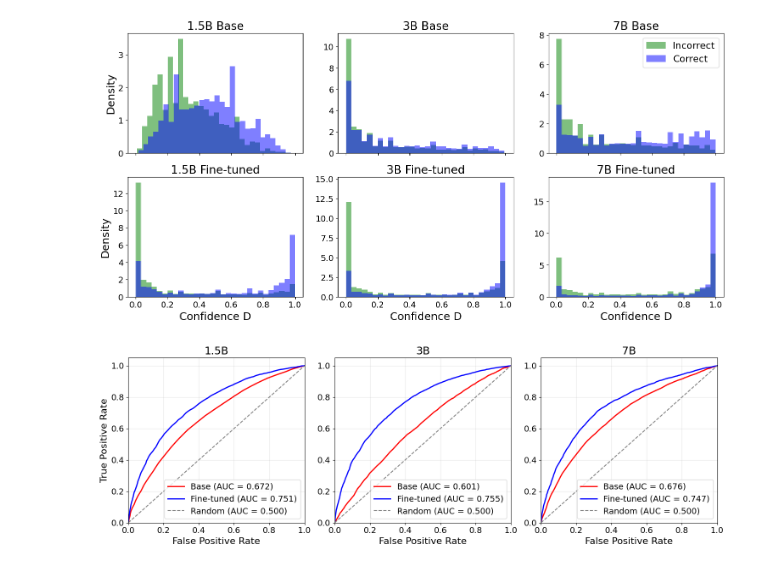
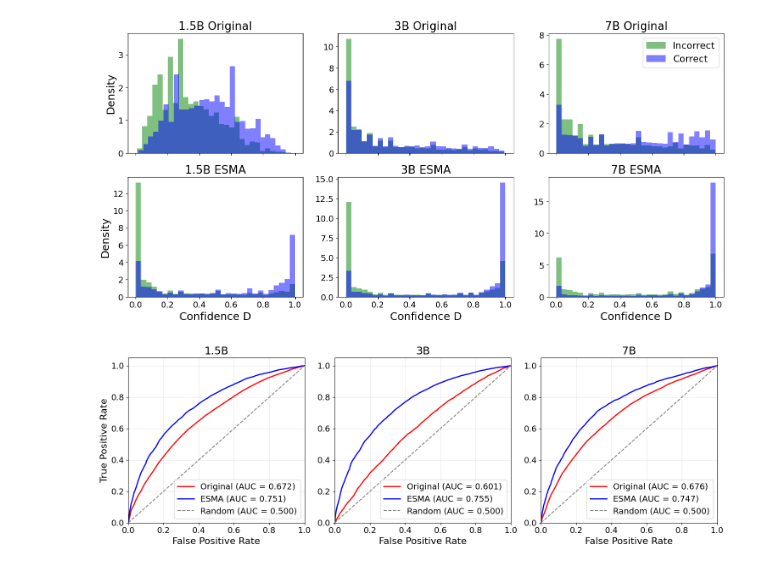
Before and after one commit to cosmoquester/ESMA, a Jupyter notebook: notebooks/plot_confidence_dist.ipynb, the cells around one changed output. Drawn from its saved outputs; the diff is of its cells as text; code cells hidden in the pictures.

```diff
--- a/notebooks/plot_confidence_dist.ipynb
+++ b/notebooks/plot_confidence_dist.ipynb
@@ -34,9 +34,9 @@ model_info = [
 
 fig, axes = plt.subplots(2, 3, figsize=(18, 8), sharex=True)
 
-for row, (version, _) in enumerate([('Base', None), ('Fine-tuned', None)]):
+for row, (version, _) in enumerate([('Original', None), ('ESMA', None)]):
     for col, (model_name, original_path, trained_path) in enumerate(model_info):
-        path = original_path if version == 'Base' else trained_path
+        path = original_path if version != 'ESMA' else trained_path
         df_tmp = pd.read_csv(path, sep="\t")
         correctness = df_tmp["direct_correctness"]
         confidence = df_tmp["confidence"]
@@ -66,7 +66,7 @@ for row, (version, _) in enumerate([('Base', None), ('Fine-tuned', None)]):
             ax.set_ylabel(f"Density", fontsize=18)
         if row == 1:
             ax.set_xlabel('Confidence D', fontsize=18)
-        ax.set_title(f"{model_name} {version}", fontsize=19)
+        ax.set_title(f"{model_name} {version}".strip(), fontsize=19)
         ax.tick_params(axis='both', which='major', labelsize=14)
         if row == 0 and col == 2:
             legend = ax.legend(loc='upper right', fontsize=16)
@@ -79,7 +79,7 @@ for row, (version, _) in enumerate([('Base', None), ('Fine-tuned', None)]):
 plt.savefig('figures/confidence-distribution.pdf', dpi=300, transparent=True, bbox_inches='tight', format='pdf')
 plt.show()
 # %% [output]
-[figure, old version]
+[figure, new version]
 # %%
 from sklearn.metrics import roc_curve, auc
 
@@ -102,33 +102,33 @@ for col, (model_name, original_path, trained_path) in enumerate(model_info):
     correctness_orig = df_original["direct_correctness"]
     confidence_orig = df_original["confidence"]
     fpr_orig, tpr_orig, _ = roc_curve(correctness_orig, confidence_orig)
     roc_auc_orig = auc(fpr_orig, tpr_orig)
-    ax.plot(fpr_orig, tpr_orig, color='red', lw=2, label=f'Base (AUC = {roc_auc_orig:.3f})')
+    ax.plot(fpr_orig, tpr_orig, color='red', lw=2, label=f'Original (AUC = {roc_auc_orig:.3f})')
 
     # Plot trained model
     df_trained = pd.read_csv(trained_path, sep="\t")
     correctness_train = df_trained["direct_correctness"]
     confidence_train = df_trained["confidence"]
     fpr_train, tpr_train, _ = roc_curve(correctness_train, confidence_train)
     roc_auc_train = auc(fpr_train, tpr_train)
-    ax.plot(fpr_train, tpr_train, color='blue', lw=2, label=f'Fine-tuned (AUC = {roc_auc_train:.3f})')
+    ax.plot(fpr_train, tpr_train, color='blue', lw=2, label=f'ESMA (AUC = {roc_auc_train:.3f})')
 
     # Plot diagonal reference line
     ax.plot([0, 1], [0, 1], color='gray', lw=1.5, linestyle='--', label='Random (AUC = 0.500)')
 
     ax.set_xlim([0.0, 1.0])
     ax.set_ylim([0.0, 1.05])
     ax.set_xlabel('False Positive Rate', fontsize=16)
     if col == 0:
         ax.set_ylabel('True Positive Rate', fontsize=16)
     ax.set_title(f"{model_name}", fontsize=18)
     ax.tick_params(axis='both', which='major', labelsize=14)
     ax.grid(True, alpha=0.3)
     ax.legend(loc='lower right', fontsize=14)
 
 # plt.suptitle('Type 2 AUC ROC Curves', fontsize=20, y=1.02)
 plt.tight_layout()
 plt.savefig('figures/type2-auc-roc.pdf', dpi=300, transparent=True, bbox_inches='tight', format='pdf')
 plt.show()
 # %% [output]
-[figure, old version]
+[figure, new version]
```
Also changed, not shown: 5 other files.
